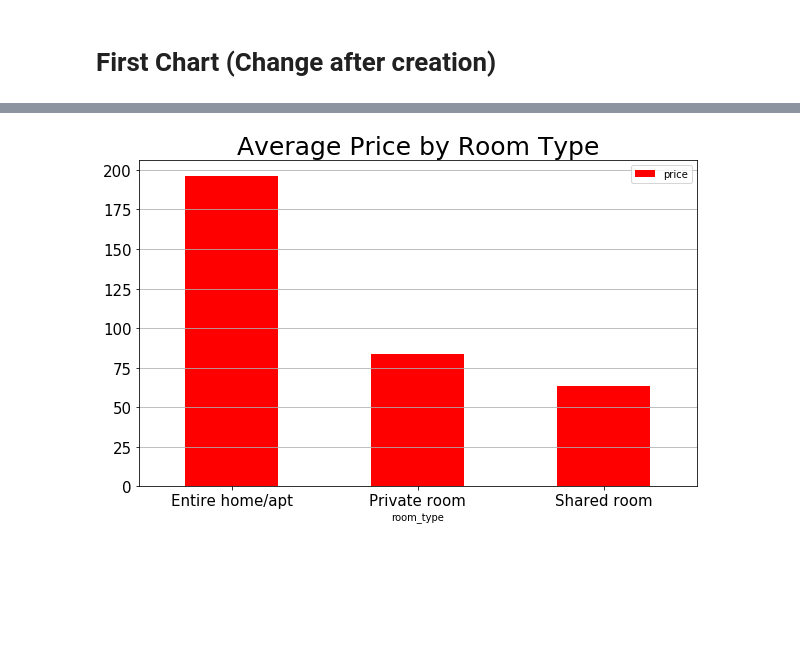
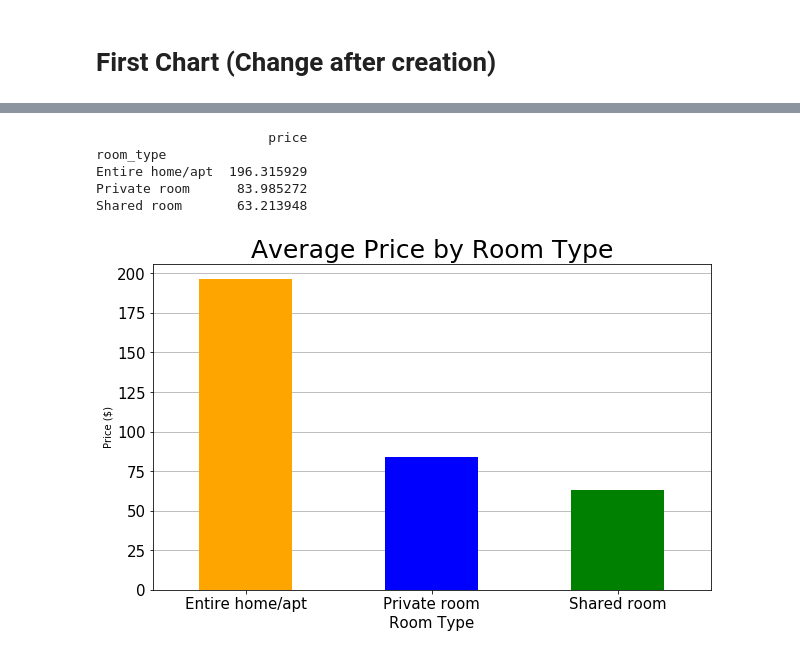
Before and after one commit to josephsy96/Project_1, a Jupyter notebook: Airbnb_Analysis.ipynb, the cells around one changed output, grey strips where cells are left out. Cells and saved outputs as stored; diff of their text form; code cells hidden in the pictures; blank space fills up the shorter version.

Commit message:
adding updated chart format

```diff
--- a/Airbnb_Analysis.ipynb
+++ b/Airbnb_Analysis.ipynb
@@ -33,16 +51,24 @@ memory usage: 5.0+ MB
 # %%
 #Groupby Room Types
 rm_type = nyc_df.groupby(['room_type'])
 room_mean = pd.DataFrame(rm_type['price'].mean())
-room_mean
+print(room_mean)
 
 #plot bar chart
-room_mean.plot(kind="bar",figsize=(10,6), color='red')
+room_mean.plot(kind="bar",figsize=(10,6), color=('orange','blue','green'),align='center',
+              legend=None,zorder=3)
 
 #format charts
 plt.title('Average Price by Room Type',size = 25)
+plt.xlabel('Room Type',size=15)
+plt.ylabel('Price ($)')
 plt.yticks(size=15)
 plt.xticks(rotation='horizontal',size=15)
-plt.grid(axis='y')
+plt.grid(axis='y',zorder=0)
 # %% [output]
+                      price
+room_type
+Entire home/apt  196.315929
+Private room      83.985272
+Shared room       63.213948
-[figure, old version]
+[figure, new version]
```
Also changed, not shown: parts of 5 cells of this notebook.
